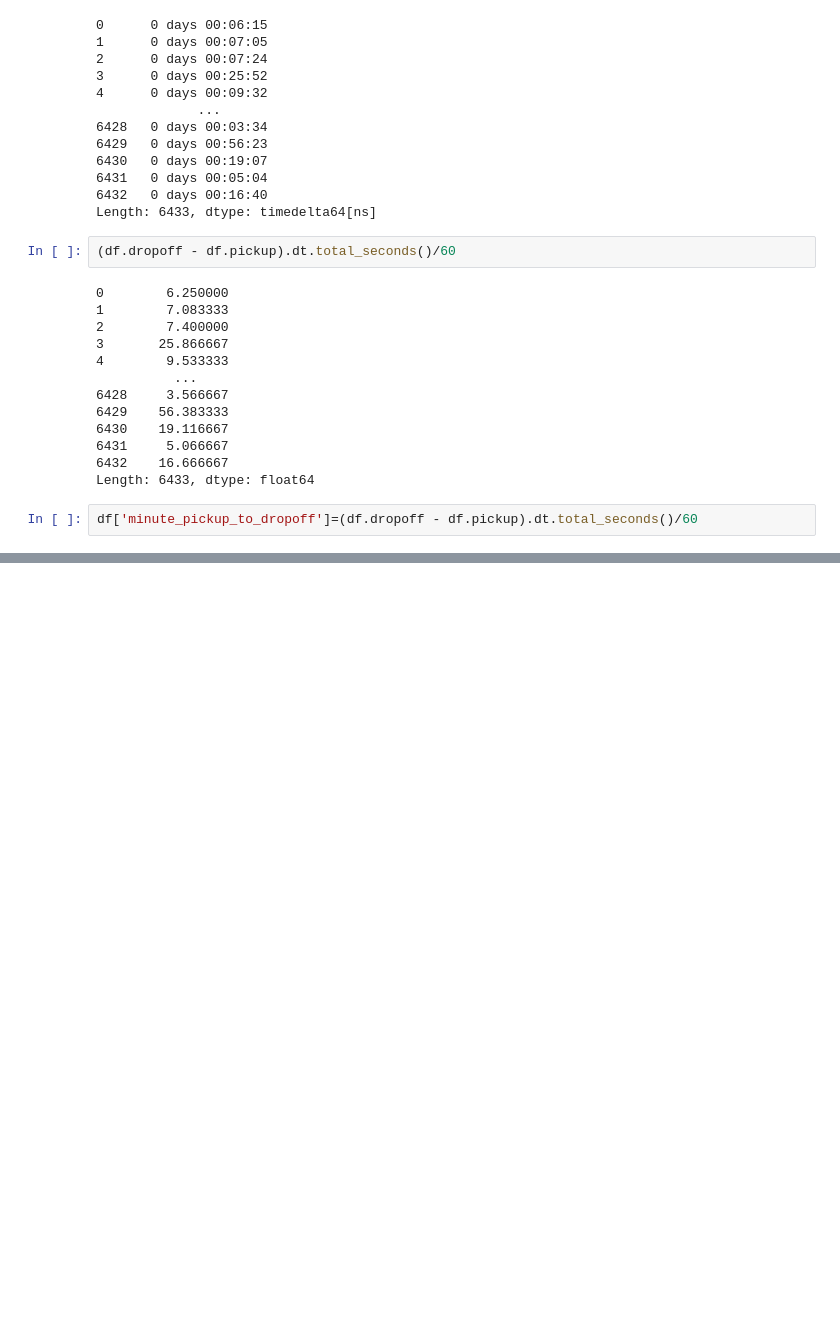
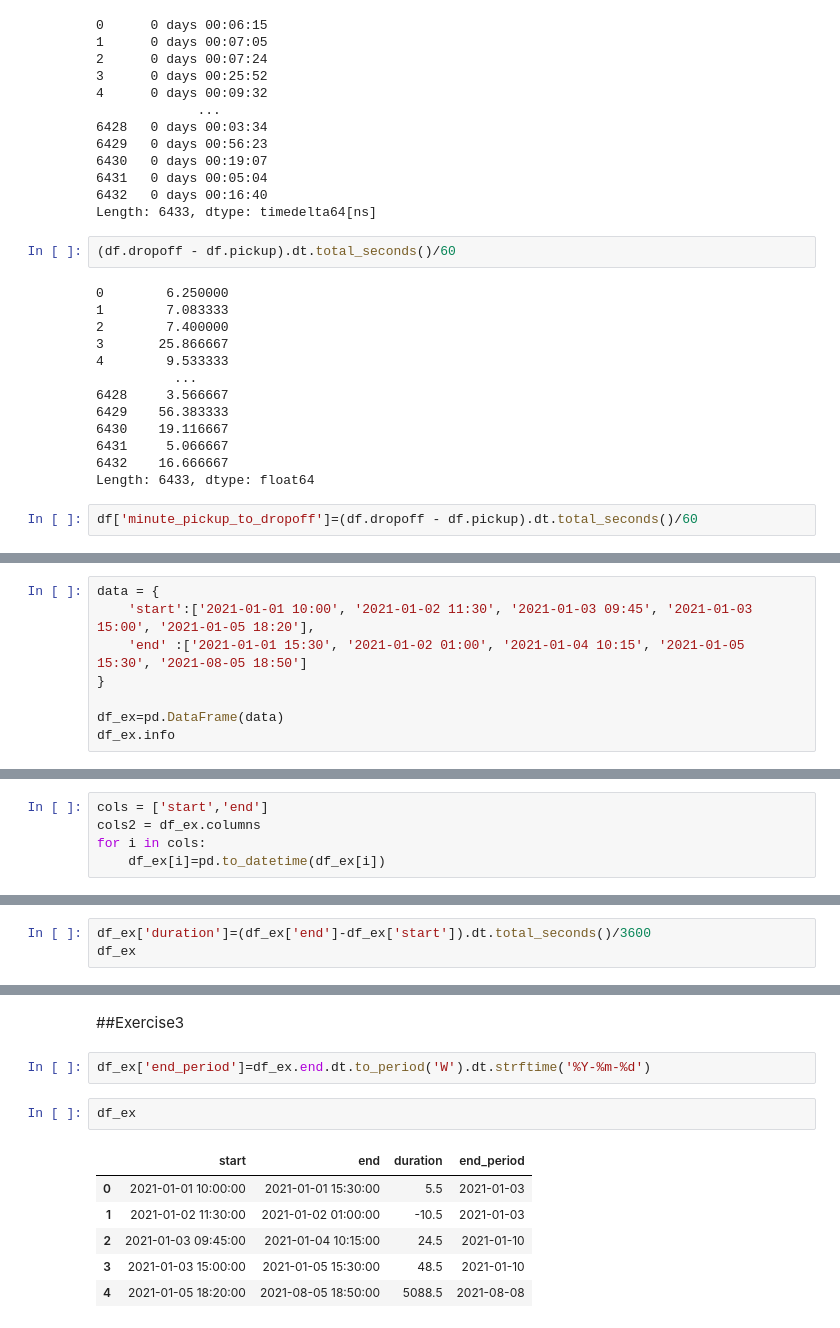
Before and after one commit to sokhan1/Introduction-to-data-analysts, a Jupyter notebook: 3_06_Dates_&_Times_.ipynb, the cells around one changed output, grey strips where cells are left out. Cells and saved outputs as stored; diff of their text form; blank space fills up the shorter version.

```diff
--- a/3_06_Dates_&_Times_.ipynb
+++ b/3_06_Dates_&_Times_.ipynb
@@ -251,0 +254,8 @@ df.head()
+# %%
+data = {
+    'start':['2021-01-01 10:00', '2021-01-02 11:30', '2021-01-03 09:45', '2021-01-03 15:00', '2021-01-05 18:20'],
+    'end' :['2021-01-01 15:30', '2021-01-02 01:00', '2021-01-04 10:15', '2021-01-05 15:30', '2021-08-05 18:50']
+}
+
+df_ex=pd.DataFrame(data)
+df_ex.info
@@ -251,0 +288,5 @@ df.head()
+# %%
+cols = ['start','end']
+cols2 = df_ex.columns
+for i in cols:
+    df_ex[i]=pd.to_datetime(df_ex[i])
@@ -251,0 +307,3 @@ df.head()
+# %%
+df_ex['duration']=(df_ex['end']-df_ex['start']).dt.total_seconds()/3600
+df_ex
@@ -251,0 +317,13 @@ df.head()
+# %% [markdown]
+##Exercise3
+# %%
+df_ex['end_period']=df_ex.end.dt.to_period('W').dt.strftime('%Y-%m-%d')
+# %%
+df_ex
+# %% [output]
+|  | start | end | duration | end_period |
+| 0 | 2021-01-01 10:00:00 | 2021-01-01 15:30:00 | 5.5 | 2021-01-03 |
+| 1 | 2021-01-02 11:30:00 | 2021-01-02 01:00:00 | -10.5 | 2021-01-03 |
+| 2 | 2021-01-03 09:45:00 | 2021-01-04 10:15:00 | 24.5 | 2021-01-10 |
+| 3 | 2021-01-03 15:00:00 | 2021-01-05 15:30:00 | 48.5 | 2021-01-10 |
+| 4 | 2021-01-05 18:20:00 | 2021-08-05 18:50:00 | 5088.5 | 2021-08-08 |
```
Also changed, not shown: parts of 8 cells of this notebook.
